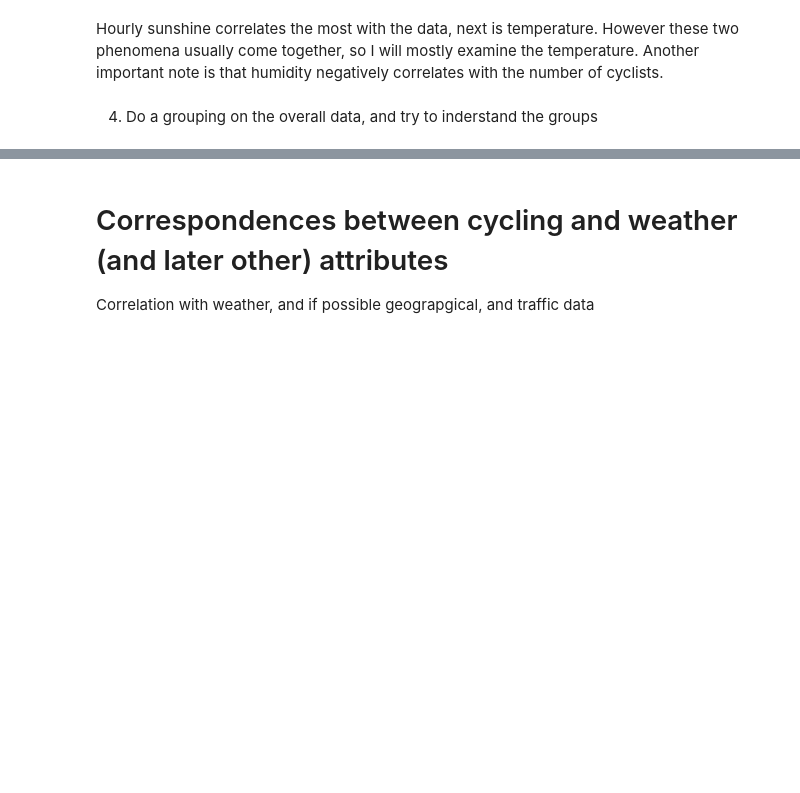
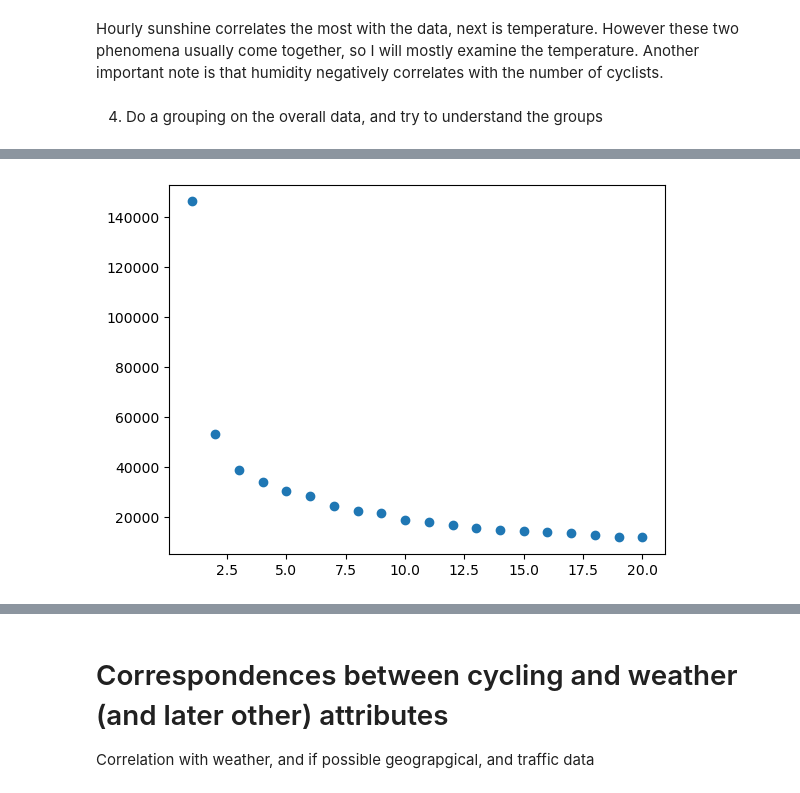
Before and after one commit to hgandras/DataMining, a Jupyter notebook: SemesterProject/BerlinBiking.ipynb, the cells around one changed output, grey strips where cells are left out. Saved outputs shown, nothing was run; the diff lists cells and outputs as text; code cells hidden in the pictures; blank space fills up the shorter version.

```diff
--- a/SemesterProject/BerlinBiking.ipynb
+++ b/SemesterProject/BerlinBiking.ipynb
@@ -282,0 +302,10 @@ sns.heatmap(corrMatrix)
+# %%
+from sklearn.preprocessing import OneHotEncoder
+enc = OneHotEncoder(sparse_output = False)
+enc.fit(countsWeatherDaily.index.dayofweek.values.reshape((-1,1)))
+out = enc.transform(countsWeatherDaily.index.dayofweek.values.reshape((-1,1)))
+onehotDays = pd.DataFrame(out,index = countsWeatherDaily.index)
+countsWeatherDaily = pd.concat([countsWeatherDaily,onehotDays],axis = 1)
+days = ["Monday","Tuesday","Wednesday","Thursday","Friday","Saturday","Sunday"]
+countsWeatherDaily.rename(columns = {k:v for (k,v) in zip(range(7),days)},inplace = True)
+countsWeatherDaily.head()
@@ -283,4 +319,31 @@ sns.heatmap(corrMatrix)
 # %% [markdown]
 Hourly sunshine correlates the most with the data, next is temperature. However these two phenomena usually come together, so I will mostly examine the temperature. Another important note is that humidity negatively correlates with the number of cyclists.
 # %% [markdown]
-4. Do a grouping on the overall data, and try to inderstand the groups
+4. Do a grouping on the overall data, and try to understand the groups
+# %%
+from sklearn.cluster import KMeans
+from sklearn.impute import KNNImputer
+
+#Preprocessing of the data for clustering. First the Nan values are removed, second, since the counts are going to be described,
+#we cant keep all 4 measure station's counts in the table, so I am summing them.(With this I am assuming that no cyclists cross the same point
+# twice)
+#imputer = KNNImputer(n_neighbors = 4, weights = "uniform")
+#measurementsWeatherRaw = imputer.fit_transform(countsWeatherDaily)
+#sumData = measurementsWeatherRaw[:,4:]
+
+countsWeatherDaily1 = countsWeatherDaily[countsWeatherDaily.columns[4:]]
+
+#Determine the best number of clusters
+def fit(data,numCentroids):
+    km = KMeans(n_clusters= numCentroids)
+    km.fit(data)
+    return km.inertia_
+
+centroidsErrors = []
+maxCentroids = 20
+for C in range(1,maxCentroids+1):
+    centroidsErrors.append(fit(countsWeatherDaily1,C))
+
+plt.scatter(np.arange(1,maxCentroids+1),centroidsErrors)
+countsWeatherDaily1.head()
+# %% [output]
@@ -286,0 +356 @@ Hourly sunshine correlates the most with the data, next is temperature. However
+[figure, added]
```
Also changed, not shown: parts of 23 cells of this notebook.
